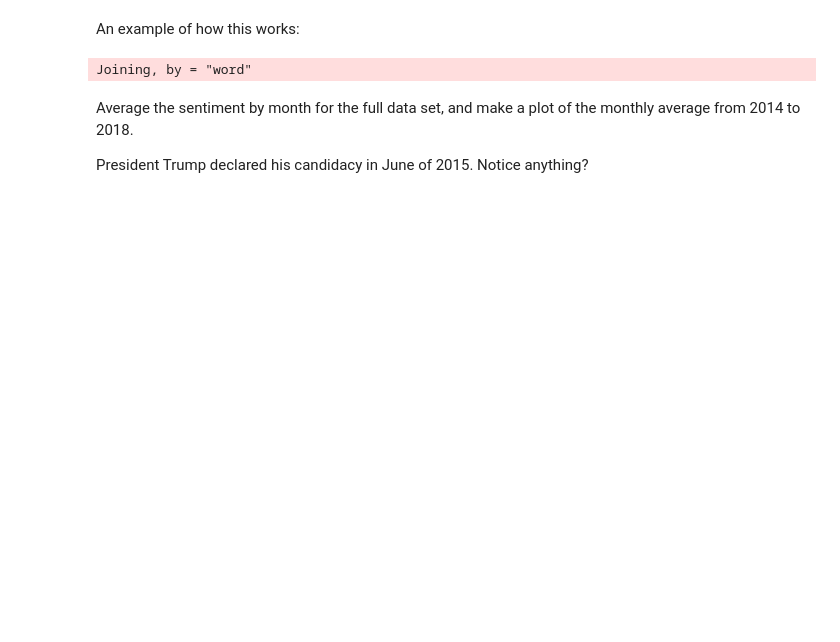
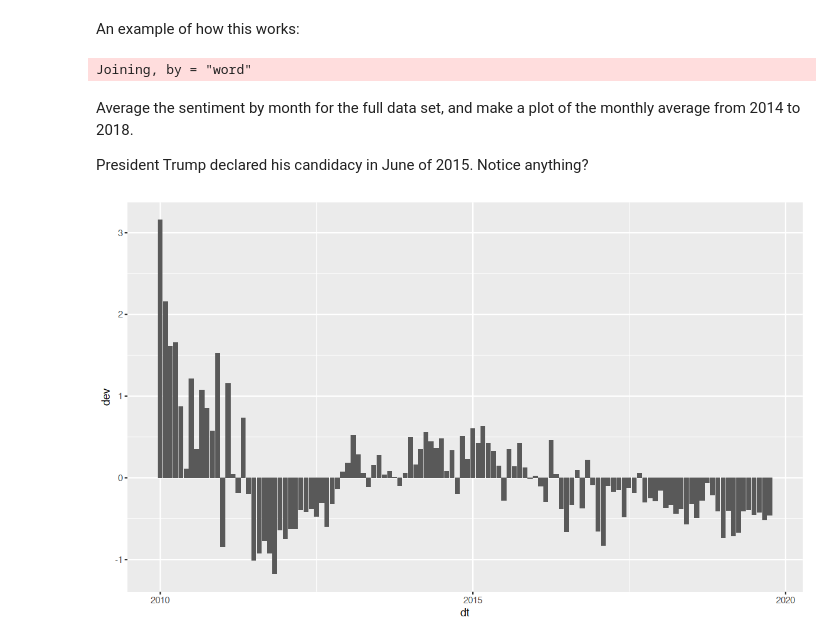
Before and after one commit to terhorst/stats306, a Jupyter notebook: lectures/lecture15/Lecture15.ipynb, the cells around one changed output. Saved outputs shown, nothing was run; the diff lists cells and outputs as text; code cells hidden in the pictures; blank space fills up the shorter version.

```diff
--- a/lectures/lecture15/Lecture15.ipynb
+++ b/lectures/lecture15/Lecture15.ipynb
@@ -148,12 +205,9 @@ sentiments %>% top_n(5, score)
 An example of how this works:
 # %%
 trump_sentiments <- trump_tweets2 %>%
-    mutate(
-        month = month(dt),
-        year = year(dt),
-        word = str_extract_all(str_to_lower(text), "\\b\\w+\\b")) %>%
-    unnest %>% inner_join(sentiments) %>% group_by(year, month, id_str, text) %>%
-    summarize(s=sum(score)) %>% ungroup
+    mutate(month = month(dt), year = year(dt)) %>%
+    unnest_tokens(input=text, output=word, token="tweets") %>%
+    inner_join(sentiments) %>% drop_na(score)
 # %% [output]
 Joining, by = "word"
 # %% [markdown]
@@ -164,0 +217,7 @@ President Trump declared his candidacy in June of 2015. Notice anything?
+# %%
+trump_sentiments %>% group_by(year, month) %>%
+    summarize(m = mean(score), n = n()) %>% ungroup %>%
+    mutate(dev = m - mean(m), dt = make_date(year, month, 1)) %>%
+    ggplot + geom_col(aes(x = dt, y = dev))
+# %% [output]
+[figure, added]
```
Also changed, not shown: parts of 13 cells of this notebook, 2 other files.
